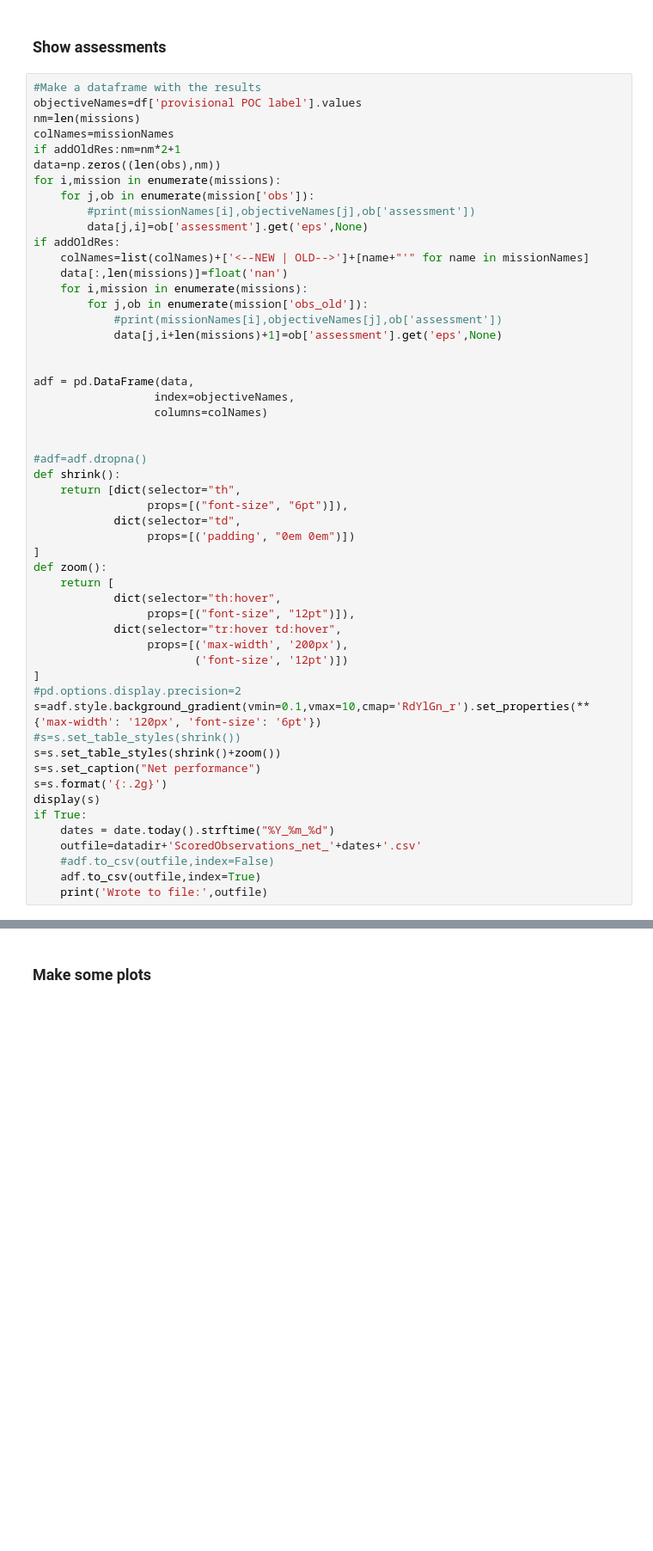
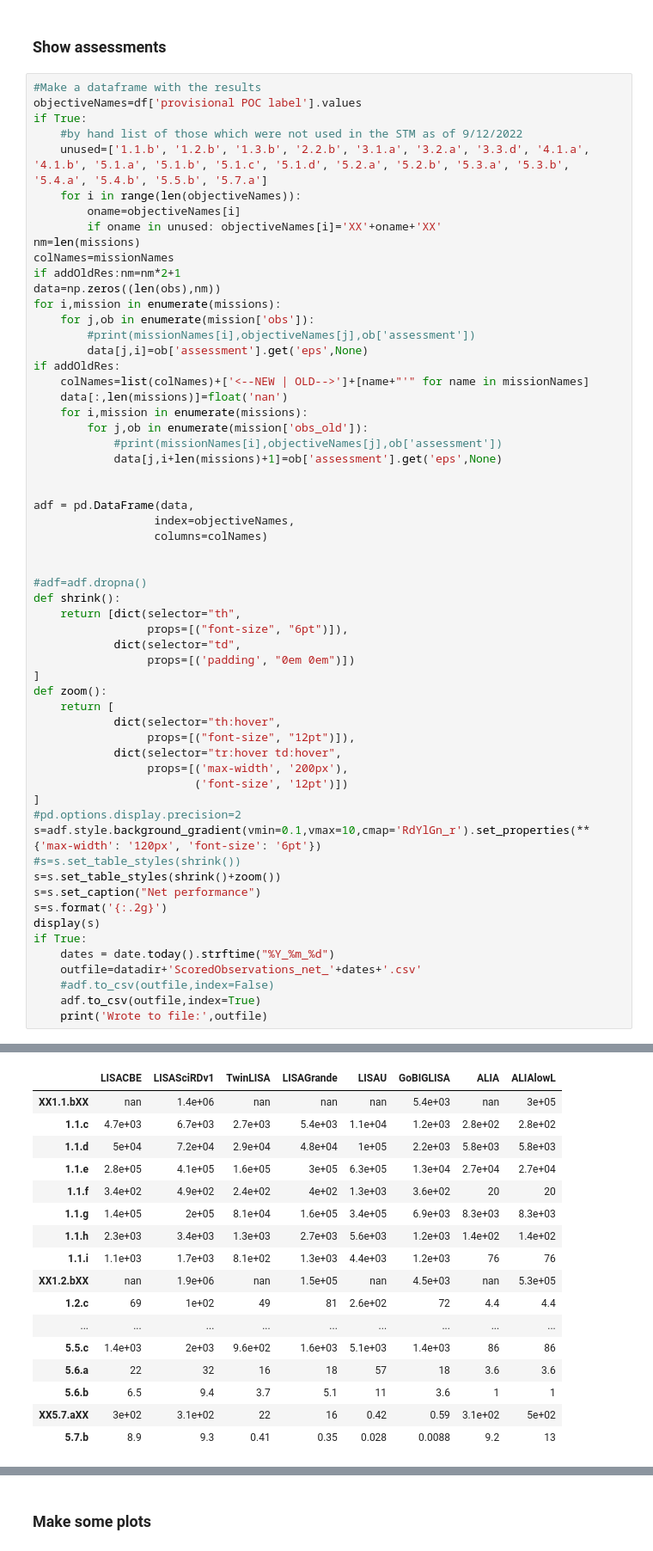
Before and after one commit to JohnGBaker/GWI-metrics, a Jupyter notebook: Notebooks/ObservationTargetsAssessor.ipynb, the cells around one changed output, grey strips where cells are left out. Shown: that part at 86% size. Saved outputs shown, nothing was run; the diff lists cells and outputs as text; blank space fills up the shorter version.

Commit message:
Some more infor added to tables

```diff
--- a/Notebooks/ObservationTargetsAssessor.ipynb
+++ b/Notebooks/ObservationTargetsAssessor.ipynb
@@ -299,6 +372,12 @@ for mission in missions:
 # %%
 #Make a dataframe with the results
 objectiveNames=df['provisional POC label'].values
+if True:
+    #by hand list of those which were not used in the STM as of 9/12/2022
+    unused=['1.1.b', '1.2.b', '1.3.b', '2.2.b', '3.1.a', '3.2.a', '3.3.d', '4.1.a', '4.1.b', '5.1.a', '5.1.b', '5.1.c', '5.1.d', '5.2.a', '5.2.b', '5.3.a', '5.3.b', '5.4.a', '5.4.b', '5.5.b', '5.7.a']
+    for i in range(len(objectiveNames)):
+        oname=objectiveNames[i]
+        if oname in unused: objectiveNames[i]='XX'+oname+'XX'
 nm=len(missions)
 colNames=missionNames
 if addOldRes:nm=nm*2+1
@@ -349,3 +428,4 @@ if True:
     #adf.to_csv(outfile,index=False)
     adf.to_csv(outfile,index=True)
     print('Wrote to file:',outfile)
+# %% [output]
@@ -351,0 +433,17 @@ if True:
+|  | LISACBE | LISASciRDv1 | TwinLISA | LISAGrande | LISAU | GoBIGLISA | ALIA | ALIAlowL |
+| XX1.1.bXX | nan | 1.4e+06 | nan | nan | nan | 5.4e+03 | nan | 3e+05 |
+| 1.1.c | 4.7e+03 | 6.7e+03 | 2.7e+03 | 5.4e+03 | 1.1e+04 | 1.2e+03 | 2.8e+02 | 2.8e+02 |
+| 1.1.d | 5e+04 | 7.2e+04 | 2.9e+04 | 4.8e+04 | 1e+05 | 2.2e+03 | 5.8e+03 | 5.8e+03 |
+| 1.1.e | 2.8e+05 | 4.1e+05 | 1.6e+05 | 3e+05 | 6.3e+05 | 1.3e+04 | 2.7e+04 | 2.7e+04 |
+| 1.1.f | 3.4e+02 | 4.9e+02 | 2.4e+02 | 4e+02 | 1.3e+03 | 3.6e+02 | 20 | 20 |
+| 1.1.g | 1.4e+05 | 2e+05 | 8.1e+04 | 1.6e+05 | 3.4e+05 | 6.9e+03 | 8.3e+03 | 8.3e+03 |
+| 1.1.h | 2.3e+03 | 3.4e+03 | 1.3e+03 | 2.7e+03 | 5.6e+03 | 1.2e+03 | 1.4e+02 | 1.4e+02 |
+| 1.1.i | 1.1e+03 | 1.7e+03 | 8.1e+02 | 1.3e+03 | 4.4e+03 | 1.2e+03 | 76 | 76 |
+| XX1.2.bXX | nan | 1.9e+06 | nan | 1.5e+05 | nan | 4.5e+03 | nan | 5.3e+05 |
+| 1.2.c | 69 | 1e+02 | 49 | 81 | 2.6e+02 | 72 | 4.4 | 4.4 |
+| ... | ... | ... | ... | ... | ... | ... | ... | ... |
+| 5.5.c | 1.4e+03 | 2e+03 | 9.6e+02 | 1.6e+03 | 5.1e+03 | 1.4e+03 | 86 | 86 |
+| 5.6.a | 22 | 32 | 16 | 18 | 57 | 18 | 3.6 | 3.6 |
+| 5.6.b | 6.5 | 9.4 | 3.7 | 5.1 | 11 | 3.6 | 1 | 1 |
+| XX5.7.aXX | 3e+02 | 3.1e+02 | 22 | 16 | 0.42 | 0.59 | 3.1e+02 | 5e+02 |
+| 5.7.b | 8.9 | 9.3 | 0.41 | 0.35 | 0.028 | 0.0088 | 9.2 | 13 |
```
Also changed, not shown: parts of 6 cells of this notebook, 1 other file.
